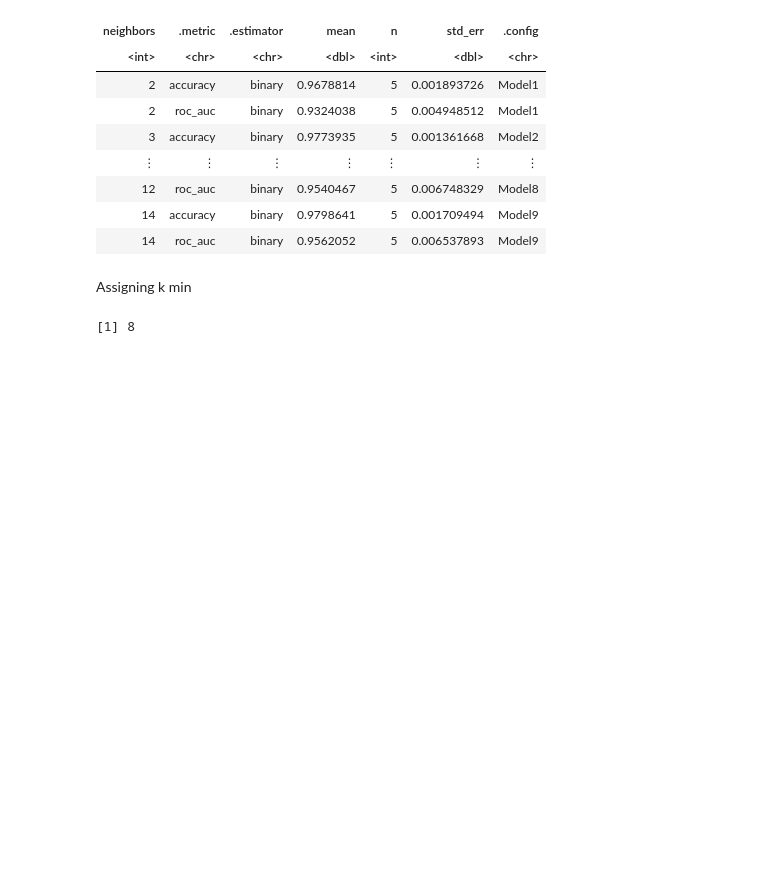
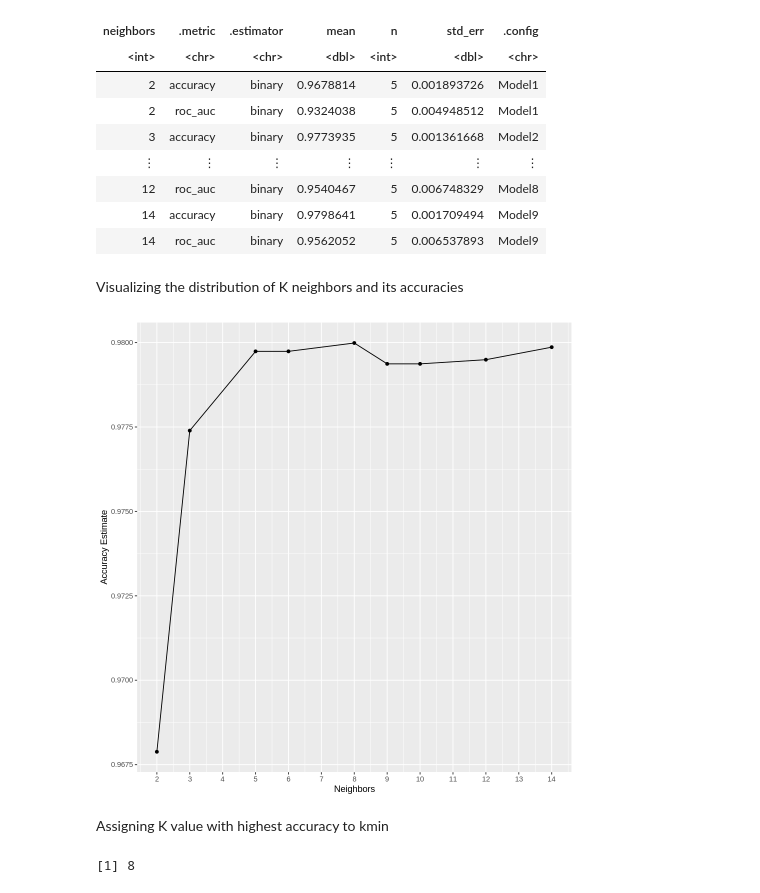
Before and after one commit to Hrithik0015/DSCI100_Project, a Jupyter notebook: Report.ipynb, the cells around one changed output. Cells and saved outputs as stored; diff of their text form; code cells hidden in the pictures; blank space fills up the shorter version.

```diff
--- a/Report.ipynb
+++ b/Report.ipynb
@@ -92,13 +146,13 @@ pulsar_vfold <- vfold_cv(pulsar_training, v = 5, strata = target_class)
 # %% [markdown]
 Fitting the model
 # %%
-pulsar_workflow <- workflow() %>%
+pulsar_results <- workflow() %>%
     add_recipe(pulsar_recipe) %>%
     add_model(pulsar_spec) %>%
     tune_grid(resamples = pulsar_vfold, grid = 10) %>%
     collect_metrics()
 
-pulsar_workflow
+pulsar_results
 # %% [output]
 A tibble: 18 × 7
 | neighbors | .metric | .estimator | mean | n | std_err | .config |
@@ -110,6 +164,22 @@ A tibble: 18 × 7
 | 12 | roc_auc | binary | 0.9540467 | 5 | 0.006748329 | Model8 |
 | 14 | accuracy | binary | 0.9798641 | 5 | 0.001709494 | Model9 |
 | 14 | roc_auc | binary | 0.9562052 | 5 | 0.006537893 | Model9 |
-# %% [markdown]
-Assigning k min
+# %% [markdown]
+Visualizing the distribution of K neighbors and its accuracies
+# %%
+accuracies <- pulsar_results %>%
+    filter(.metric == "accuracy")
+
+options(repr.plot.height = 8, repr.plot.width = 8)
+
+accuracy_versus_k <- ggplot(accuracies, aes(x = neighbors, y = mean)) +
+    geom_point() +
+    geom_line() +
+    labs(x = "Neighbors", y = "Accuracy Estimate") +
+    scale_x_continuous(breaks = seq(0, 14, by = 1))
+accuracy_versus_k
+# %% [output]
+[figure, added]
+# %% [markdown]
+Assigning K value with highest accuracy to kmin
 # %%
```
Also changed, not shown: parts of 9 cells of this notebook.
